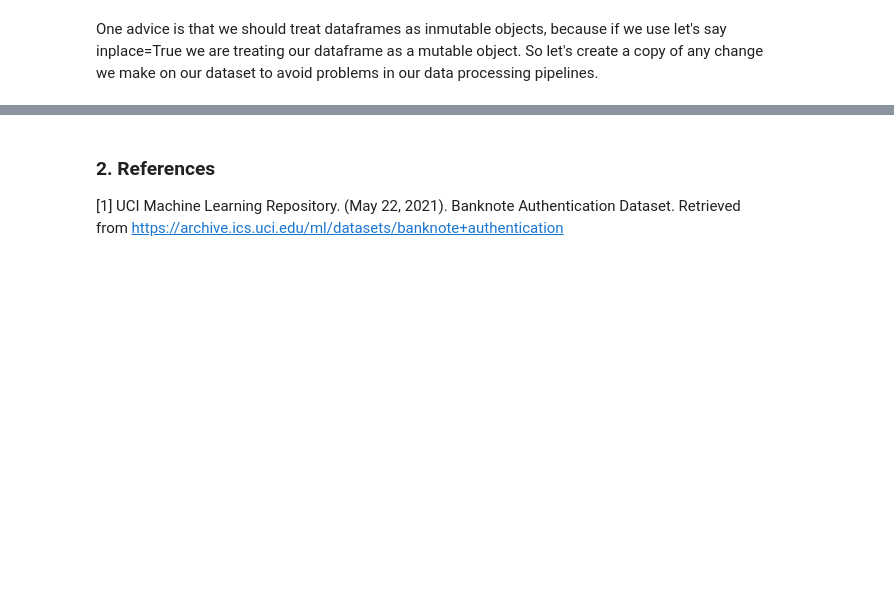
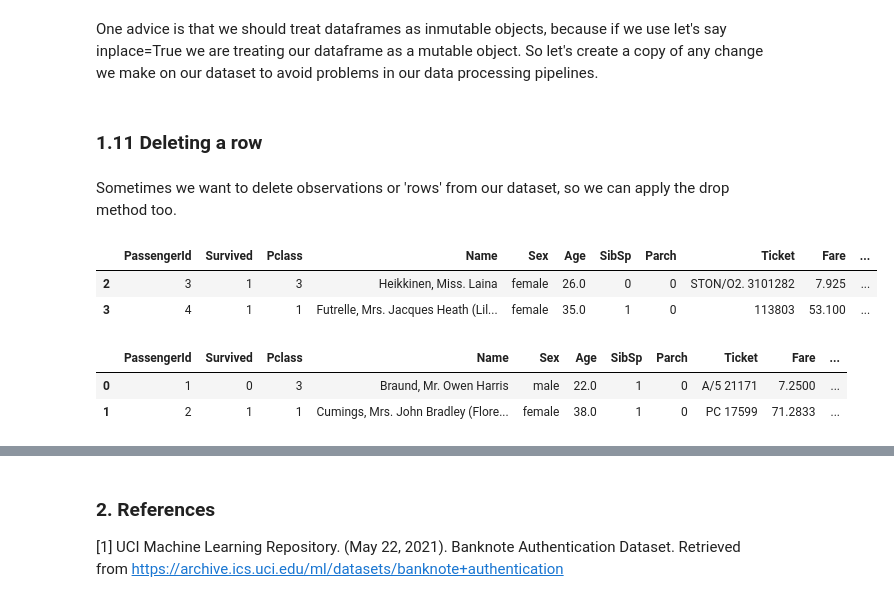
Before and after one commit to alexismenanieves/Pandas_Practice, a Jupyter notebook: Pandas_Practice_Notebook.ipynb, the cells around one changed output, grey strips where cells are left out. Cells and saved outputs as stored; diff of their text form; code cells hidden in the pictures; blank space fills up the shorter version.

```diff
--- a/Pandas_Practice_Notebook.ipynb
+++ b/Pandas_Practice_Notebook.ipynb
@@ -312,3 +312,21 @@ df_tc.drop(df_tc.columns[1], axis = 1).head(2)
 | 1 | 2 | 1 | Cumings, Mrs. John Bradley (Flore... | female | 38.0 | 1 | 0 | PC 17599 | 71.2833 | C85 | ... |
 # %% [markdown]
 One advice is that we should treat dataframes as inmutable objects, because if we use let's say inplace=True we are treating our dataframe as a mutable object. So let's create a copy of any change we make on our dataset to avoid problems in our data processing pipelines.
+# %% [markdown]
+### 1.11 Deleting a row
+# %% [markdown]
+Sometimes we want to delete observations or 'rows' from our dataset, so we can apply the drop method too.
+# %%
+# Delete the first two rows
+df_tc.drop([0,1], axis = 0).head(2)
+# %% [output]
+|  | PassengerId | Survived | Pclass | Name | Sex | Age | SibSp | Parch | Ticket | Fare | ... |
+| 2 | 3 | 1 | 3 | Heikkinen, Miss. Laina | female | 26.0 | 0 | 0 | STON/O2. 3101282 | 7.925 | ... |
+| 3 | 4 | 1 | 1 | Futrelle, Mrs. Jacques Heath (Lil... | female | 35.0 | 1 | 0 | 113803 | 53.100 | ... |
+# %%
+# Let's apply some conditions to delete observations
+df_tc[df_tc['Name']!='Heikkinen, Miss. Laina'].head(2)
+# %% [output]
+|  | PassengerId | Survived | Pclass | Name | Sex | Age | SibSp | Parch | Ticket | Fare | ... |
+| 0 | 1 | 0 | 3 | Braund, Mr. Owen Harris | male | 22.0 | 1 | 0 | A/5 21171 | 7.2500 | ... |
+| 1 | 2 | 1 | 1 | Cumings, Mrs. John Bradley (Flore... | female | 38.0 | 1 | 0 | PC 17599 | 71.2833 | ... |
```
Also changed, not shown: parts of 1 cell of this notebook.
